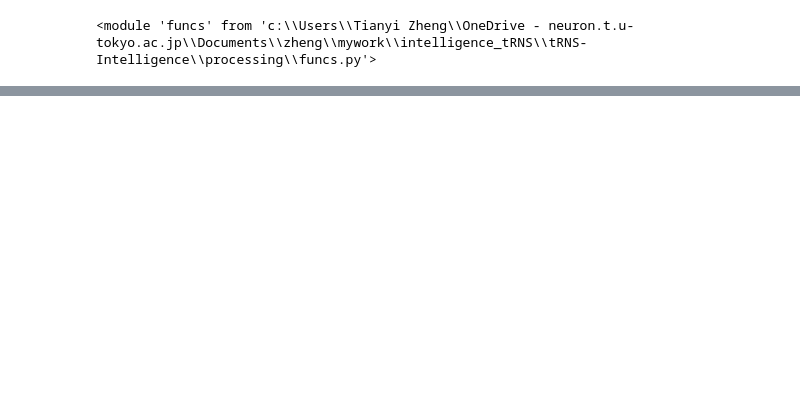
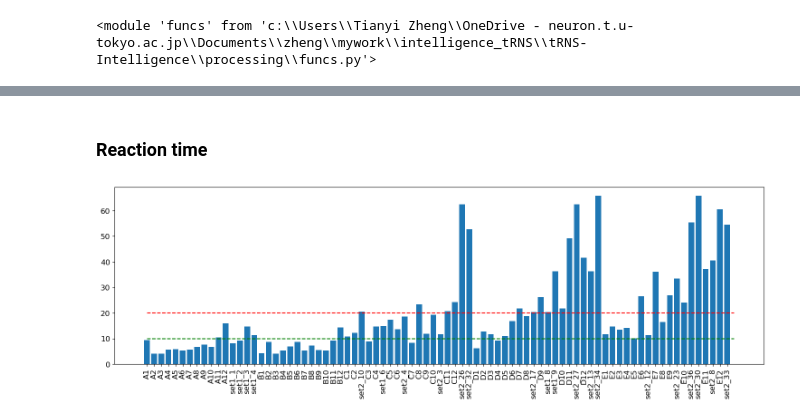
Before and after one commit to Shawnzty/tRNS-Intelligence, a Jupyter notebook: processing/behavior/behavior.ipynb, the cells around one changed output, grey strips where cells are left out. Cells and saved outputs as stored; diff of their text form; code cells hidden in the pictures; blank space fills up the shorter version.

```diff
--- a/processing/behavior/behavior.ipynb
+++ b/processing/behavior/behavior.ipynb
@@ -58,0 +79,30 @@ for row in range(len(subjects_behavior)):
+# %% [markdown]
+### Reaction time
+# %%
+rpm_difficulty = pd.DataFrame(columns=['question', 'average time', 'difficulty'])
+rpm_difficulty['question'] = rpm_answers['question'][0:82]
+df = subjects_behavior[(subjects_behavior['reaction time'] != 0) & (subjects_behavior['task time'] == 'pre')]
+for i in range(82):
+    question_index = rpm_difficulty['question'][i]
+    rts = df[df['question'] == question_index]['reaction time']
+    rpm_difficulty['average time'][i] = rts.mean()
+
+
+fig = plt.figure(figsize=(15, 5))
+plt.bar(rpm_difficulty['question'], rpm_difficulty['average time'])
+plt.xticks(rotation=90)
+plt.hlines(10, 0, 82, colors='g', linestyles='dashed')
+plt.hlines(20, 0, 82, colors='r', linestyles='dashed')
+
+plt.tight_layout(pad=1.0)
+
+save_path = os.path.join('..', '..', '..', 'paper', 'behavior', 'rt_bar_question.png')
+plt.savefig(save_path, format='png', dpi=600)
+plt.show()
+
+# 3-level difficulty
+count1 = (rpm_difficulty['average time'] < 10).sum()
+count2 = ((rpm_difficulty['average time'] >= 10) & (rpm_difficulty['average time'] <= 20)).sum()
+count3 = (rpm_difficulty['average time'] > 20).sum()
+# %% [output]
+[figure, added]
```
Also changed, not shown: parts of 8 cells of this notebook, 2 other files.
